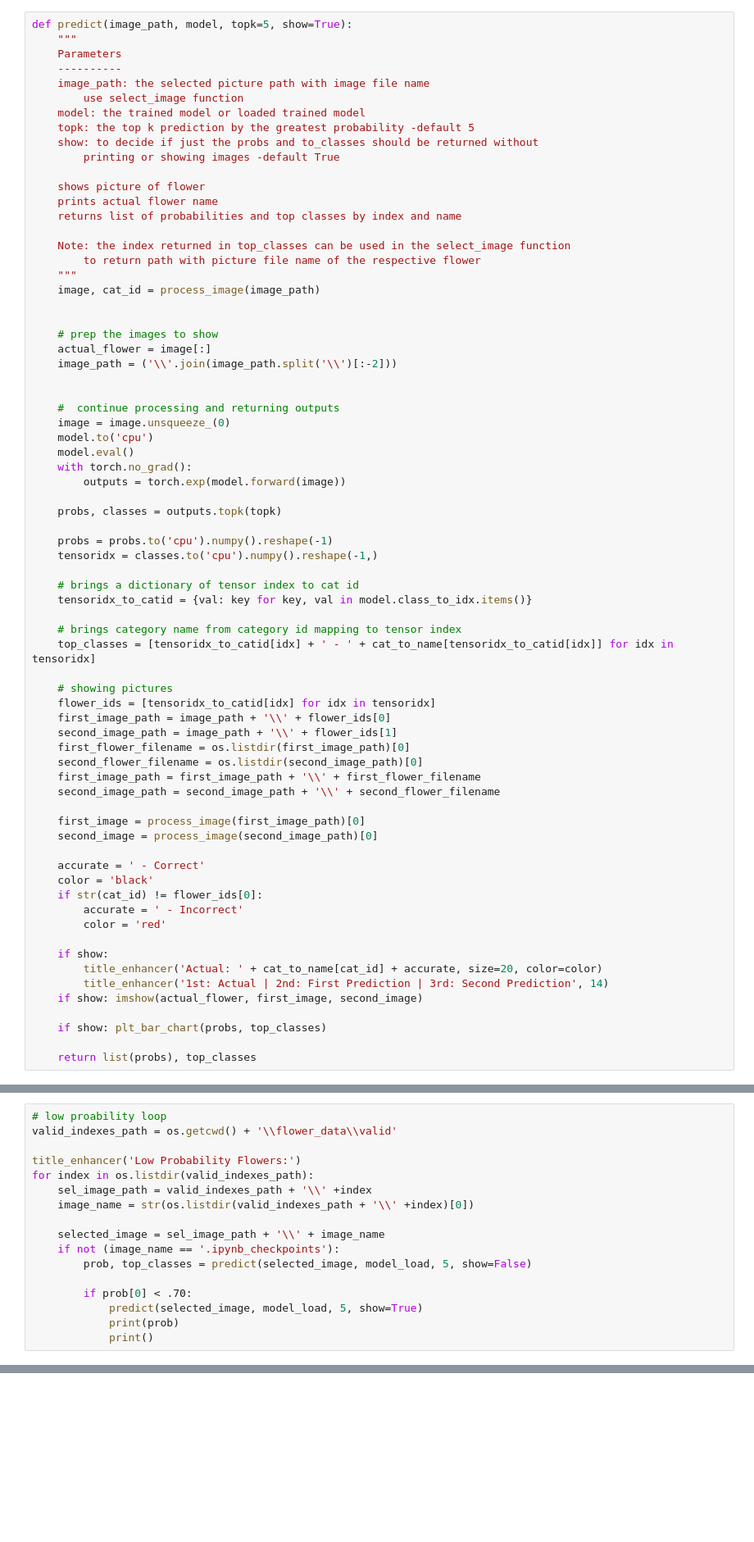
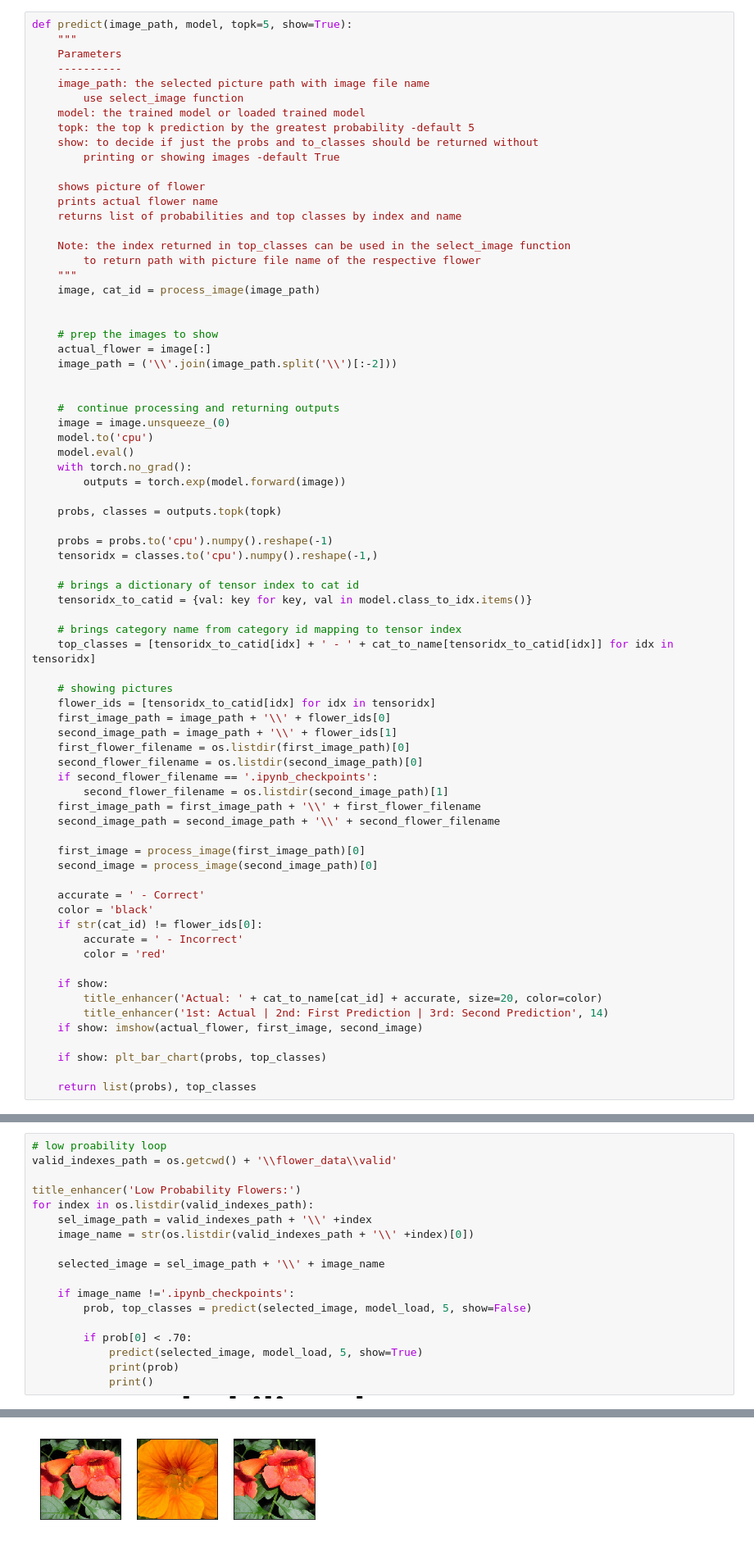
Before and after one commit to samlexrod/flower_classifier_project, a Jupyter notebook: Image Classifier Project.ipynb, the cells around one changed output, grey strips where cells are left out. Shown at 82% size. Saved outputs shown, nothing was run; the diff lists cells and outputs as text; blank space fills up the shorter version.

Commit message:
Re-run
Finally done with the first part; fixed a couple of bugs where a .ipynb_checkpoints was being inserted into to process image function and causing an error.

```diff
--- a/Image Classifier Project.ipynb
+++ b/Image Classifier Project.ipynb
@@ -507,6 +511,8 @@ def predict(image_path, model, topk=5, show=True):
     second_image_path = image_path + '\\' + flower_ids[1]
     first_flower_filename = os.listdir(first_image_path)[0]
     second_flower_filename = os.listdir(second_image_path)[0]
+    if second_flower_filename == '.ipynb_checkpoints':
+        second_flower_filename = os.listdir(second_image_path)[1]
     first_image_path = first_image_path + '\\' + first_flower_filename
     second_image_path = second_image_path + '\\' + second_flower_filename
 
@@ -607,10 +655,12 @@ for index in os.listdir(valid_indexes_path):
     image_name = str(os.listdir(valid_indexes_path + '\\' +index)[0])
 
     selected_image = sel_image_path + '\\' + image_name
-    if not (image_name == '.ipynb_checkpoints'):
+
+    if image_name !='.ipynb_checkpoints':
         prob, top_classes = predict(selected_image, model_load, 5, show=False)
 
         if prob[0] < .70:
             predict(selected_image, model_load, 5, show=True)
             print(prob)
             print()
+# %% [output]
@@ -616,0 +670 @@ for index in os.listdir(valid_indexes_path):
+[figure, added]
```
Also changed, not shown: parts of 7 cells of this notebook, 1 other file.
